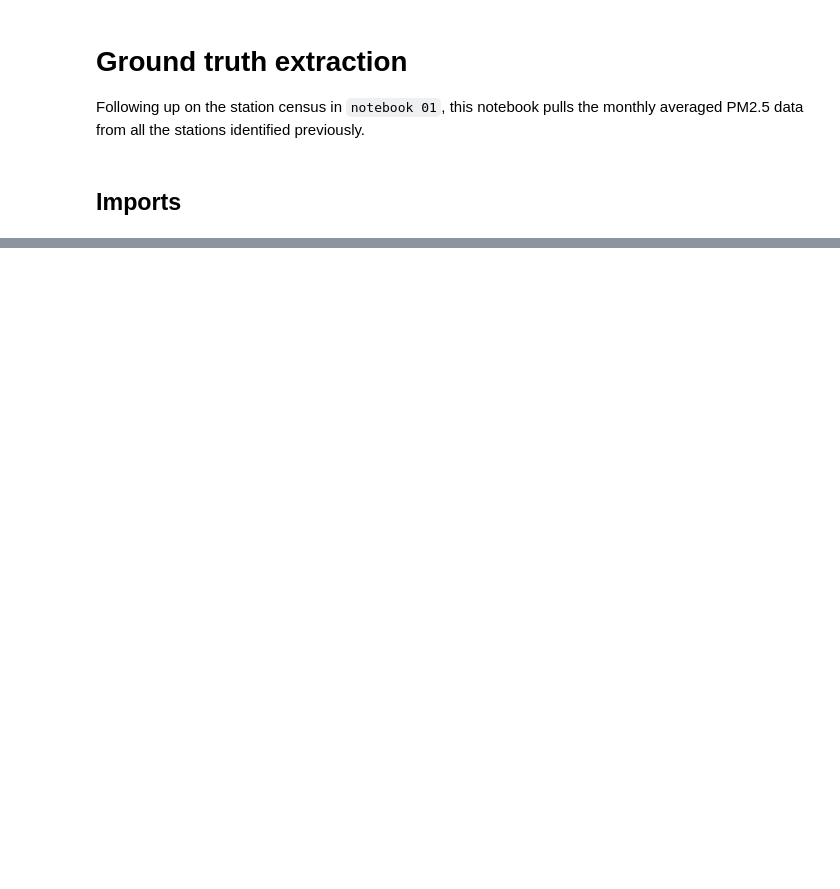
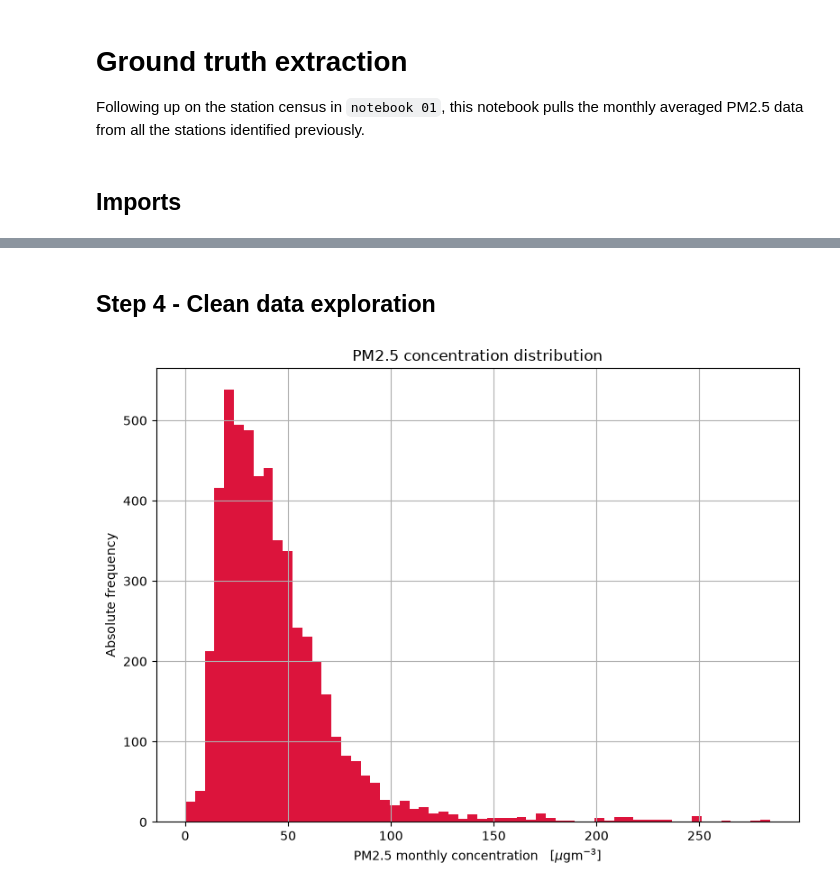
Before and after one commit to tisolab/monitoring-deserts, a Jupyter notebook: noteboox/02_ground_truth_extraction.ipynb, the cells around one changed output, grey strips where cells are left out. Cells and saved outputs as stored; diff of their text form; code cells hidden in the pictures; blank space fills up the shorter version.

```diff
--- a/noteboox/02_ground_truth_extraction.ipynb
+++ b/noteboox/02_ground_truth_extraction.ipynb
@@ -44,6 +46,8 @@ RAW_DATA_DIR = Path(gen_config["data_dir"]["raw"]) / "ground_truth"
 RAW_DATA_DIR.mkdir(parents=True, exist_ok=True)
 CLEAN_DATA_DIR = Path(gen_config["data_dir"]["clean"]) / "ground_truth"
 CLEAN_DATA_DIR.mkdir(parents=True, exist_ok=True)
+PLOTS_DIR = Path(gen_config["output_dir"]["plots"]) / "ground_truth"
+PLOTS_DIR.mkdir(parents=True, exist_ok=True)
 
 dotenv.load_dotenv()
 oaq_client = OpenAQ()
@@ -116,0 +108,7 @@ measurement_df.head()
+# %%
+gtruth_df = measurement_df.reset_index().merge(active_stations_df, on="pm25_sensor_id", how="left")
+gtruth_df["month"] = gtruth_df["time_local"].dt.to_period("M")
+gtruth_df = gtruth_df["station_id month pm25_sensor_id country_name longitude latitude percent_coverage concentration stdev unit".split(" ")]
+print(gtruth_df.info())
+print(f"Number of stations: {len(gtruth_df.station_id.value_counts())}")
+gtruth_df.head()
@@ -116,0 +163,27 @@ measurement_df.head()
+# %%
+# Create monthly datetime grid from DAY_START to DAY_END
+month_grid = pd.period_range(DAY_START, DAY_END, freq="M")
+
+# Set gtruth_df MultiIndex: (station_id, month)
+gtruth_df = gtruth_df.set_index(["station_id", "month"]).sort_index()
+
+# Force each station to conform to the monthly datetime grid, putting np.nan where the
+# station has no data. Static per-station metadata (sensor id, country, coordinates) is
+# reattached afterwards instead of being reindexed too, since it shouldn't turn to NaN just
+# because a given month has no measurement.
+station_meta = gtruth_df.groupby("station_id")[
+    ["pm25_sensor_id", "country_name", "longitude", "latitude",]
+].first()
+measurement_cols = [
+    "percent_coverage", "concentration", "stdev", "unit",
+    "concentration_clean",
+]
+full_index = pd.MultiIndex.from_product(
+    [station_meta.index, month_grid], names=["station_id", "month"]
+)
+tmp_df = gtruth_df["nan_reason"].reindex(full_index, fill_value="no_measurement").reset_index()
+gtruth_df = gtruth_df[measurement_cols].reindex(full_index).join(station_meta, on="station_id")
+gtruth_df = gtruth_df[["pm25_sensor_id", "country_name", "longitude", "latitude",] + measurement_cols].reset_index()
+gtruth_df = gtruth_df.merge(tmp_df, left_on=["station_id", "month"], right_on=["station_id", "month"])
+
+gtruth_df.info()
@@ -116,0 +210,12 @@ measurement_df.head()
+# %% [markdown]
+## Step 4 - Clean data exploration
+# %%
+fig, ax = plt.subplots(figsize=(8,6))
+gtruth_df["concentration_clean"].hist(bins=60, ax=ax, color="crimson")
+ax.set_xlabel(r"PM2.5 monthly concentration   [$\mu$gm$^{-3}$]")
+ax.set_ylabel("Absolute frequency")
+ax.set_title("PM2.5 concentration distribution")
+fig.tight_layout()
+fig.savefig(PLOTS_DIR / "pm25_conc_distribution.png", dpi=300)
+# %% [output]
+[figure, added]
```
Also changed, not shown: parts of 26 cells of this notebook, 1 other file.
